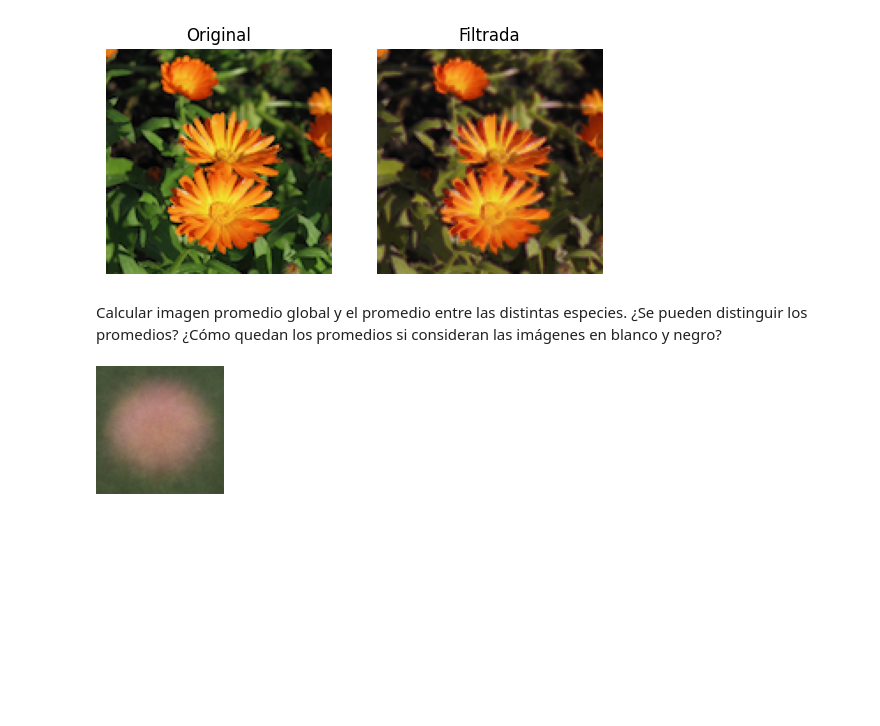
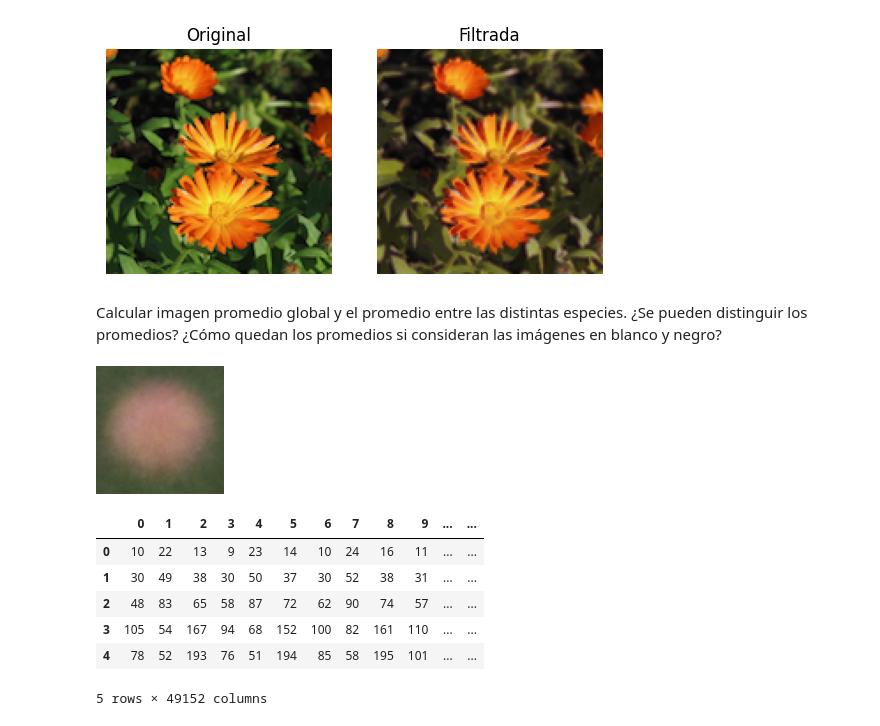
Before and after one commit to josesg998/dmecyt, a Jupyter notebook: preTP1/pre_TP_01_JSG.ipynb, the cells around one changed output. Drawn from its saved outputs; the diff is of its cells as text; code cells hidden in the pictures; blank space fills up the shorter version.

```diff
--- a/preTP1/pre_TP_01_JSG.ipynb
+++ b/preTP1/pre_TP_01_JSG.ipynb
@@ -245,0 +253,10 @@ average_img_3(path[0:207])
+# %%
+df.head()
+# %% [output]
+|  | 0 | 1 | 2 | 3 | 4 | 5 | 6 | 7 | 8 | 9 | ... | ... |
+| 0 | 10 | 22 | 13 | 9 | 23 | 14 | 10 | 24 | 16 | 11 | ... | ... |
+| 1 | 30 | 49 | 38 | 30 | 50 | 37 | 30 | 52 | 38 | 31 | ... | ... |
+| 2 | 48 | 83 | 65 | 58 | 87 | 72 | 62 | 90 | 74 | 57 | ... | ... |
+| 3 | 105 | 54 | 167 | 94 | 68 | 152 | 100 | 82 | 161 | 110 | ... | ... |
+| 4 | 78 | 52 | 193 | 76 | 51 | 194 | 85 | 58 | 195 | 101 | ... | ... |
+5 rows × 49152 columns
```
Also changed, not shown: parts of 9 cells of this notebook.
